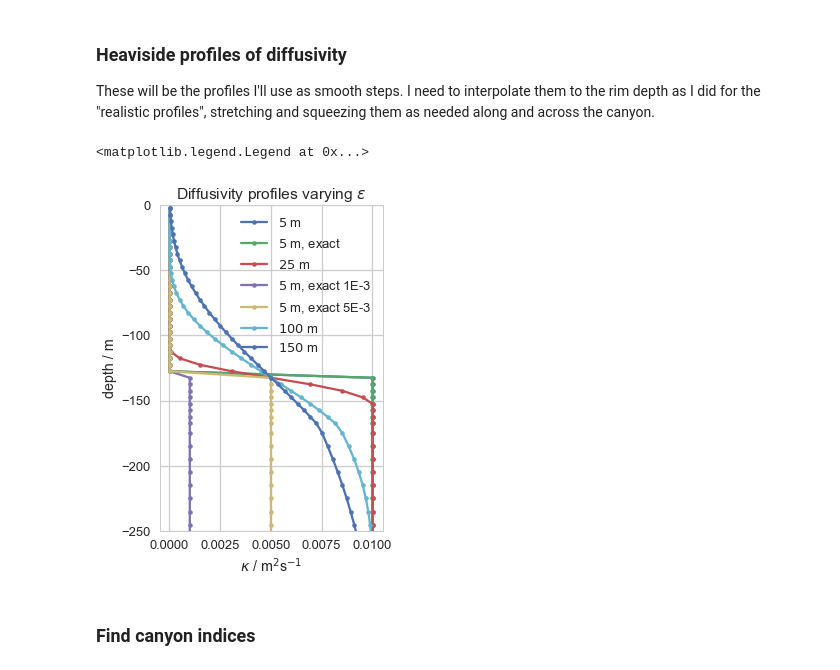
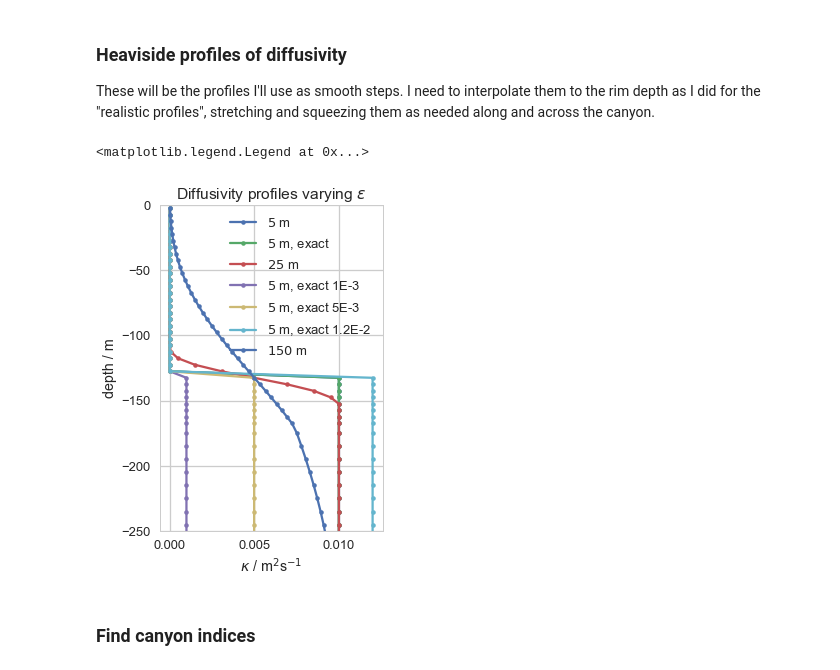
Before and after one commit to UBC-MOAD/buildcanyon, a Jupyter notebook: Stratification/GenerateDiffKrFile_smoothStep.ipynb, the cells around one changed output. Saved outputs shown, nothing was run; the diff lists cells and outputs as text; code cells hidden in the pictures.

```diff
--- a/Stratification/GenerateDiffKrFile_smoothStep.ipynb
+++ b/Stratification/GenerateDiffKrFile_smoothStep.ipynb
@@ -209,6 +209,8 @@ kappa_can = 1E-2
 kappa_exact_step = (1E-2)-(1E-5)# canyon diffusivity
 kappa_exact_1E3 = (1E-3)-(1E-5)# canyon diffusivity
 kappa_exact_5E3 = (5E-3)-(1E-5)# canyon diffusivity
+kappa_exact_8E3 = (8E-3)-(1E-5)# canyon diffusivity
+kappa_exact_1p2E2 = (1.2E-2)-(1E-5)# canyon diffusivity
 # %%
 # Make profiles using different smoothing length scale epsilon.
 # Min epsilon I can use is 5 m = dz but that just looks like a step
@@ -244,27 +252,30 @@ kappa_e5exact5E3 = smoothHS(nz, 26, e5, dz, kappa_bg, kappa_exact_5E3)
+# %%
+kappa_e05exact8E3 = smoothHS(nz, 26, e5, dz, kappa_bg, kappa_exact_8E3)
+kappa_e05exact1p2E2 = smoothHS(nz, 26, e5, dz, kappa_bg, kappa_exact_1p2E2)
 # %%
 # Plot kv profiles
 sns.set_context('talk')
 sns.set_style('whitegrid')
 fig, ax = plt.subplots(1, 1, figsize=(4,6))
 
 ax.plot(kappa_e5,RC,'.-', label = '$5$ m')
 ax.plot(kappa_e5exact,RC,'.-', label = '$5$ m, exact')
 ax.plot(kappa_e25,RC,'.-', label = '$25$ m')
 ax.plot(kappa_e5exact1E3,RC,'.-', label = '$5$ m, exact 1E-3')
 ax.plot(kappa_e5exact5E3,RC,'.-', label = '$5$ m, exact 5E-3')
-ax.plot(kappa_e100,RC,'.-', label = '$100$ m')
+ax.plot(kappa_e05exact1p2E2,RC,'.-', label = '$5$ m, exact 1.2E-2')
 ax.plot(kappa_e150,RC,'.-', label = '$150$ m')
 
 
 ax.set_xlabel('$\kappa$ / m$^2$s$^{-1}$')
 ax.set_ylabel('depth / m')
 ax.set_title('Diffusivity profiles varying $\epsilon$')
 
 ax.set_ylim(-250,0)
 ax.legend(loc=0)
 # %% [output]
 <matplotlib.legend.Legend at 0x...>
-[figure, old version]
+[figure, new version]
 # %% [markdown]
 ### Find canyon indices
 # %%
```
Also changed, not shown: parts of 8 cells of this notebook.
